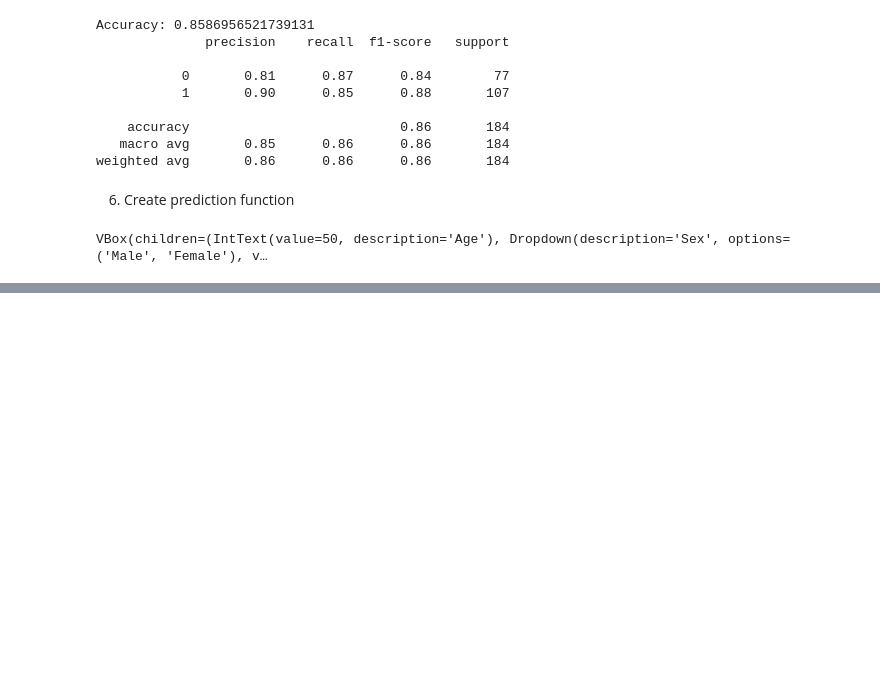
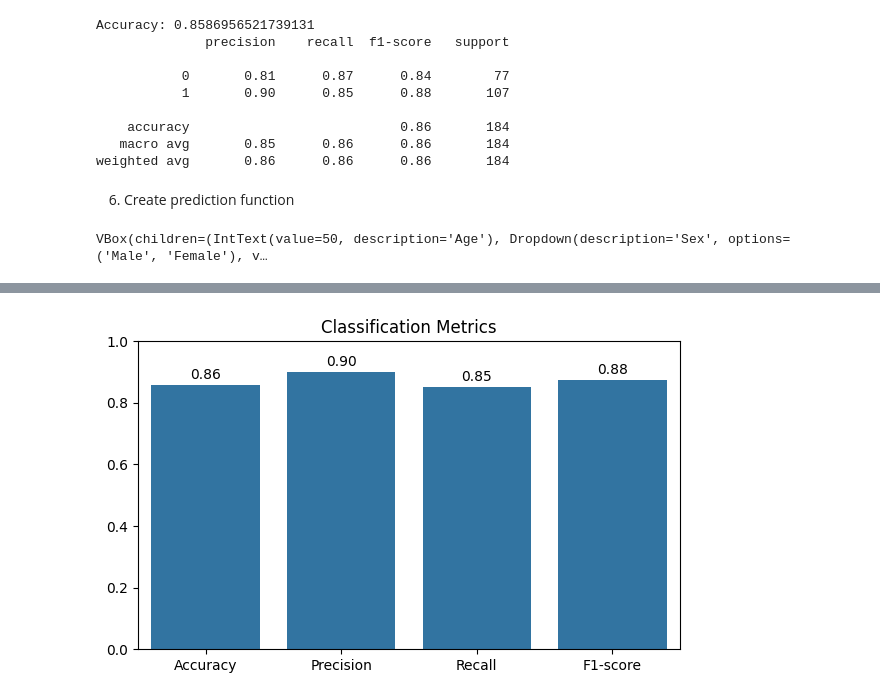
Before and after one commit to zb-analyzt/Heart-Failure-Prediction-Model, a Jupyter notebook: notebooks/modelTraining.ipynb, the cells around one changed output, grey strips where cells are left out. Drawn from its saved outputs; the diff is of its cells as text; code cells hidden in the pictures; blank space fills up the shorter version.

```diff
--- a/notebooks/modelTraining.ipynb
+++ b/notebooks/modelTraining.ipynb
@@ -149,0 +192,22 @@ VBox(children=(IntText(value=50, description='Age'), Dropdown(description='Sex',
+# %%
+import matplotlib.pyplot as plt
+import seaborn as sns
+from sklearn.metrics import (confusion_matrix, precision_score, recall_score, f1_score, roc_curve, roc_auc_score, precision_recall_curve, log_loss)
+
+# Predicted probabilities for ROC/PR and log loss
+y_prob = model.predict_proba(X_test)[:, 1]
+
+# Basic scalar metrics
+acc = accuracy_score(y_test, y_pred)
+prec = precision_score(y_test, y_pred)
+rec = recall_score(y_test, y_pred)
+f1 = f1_score(y_test, y_pred)
+ll = log_loss(y_test, y_prob)
+
+print(f'Accuracy: {acc:.4f}')
+print(f'Precision: {prec:.4f}')
+print(f'Recall: {rec:.4f}')
+print(f'F1-score: {f1:.4f}')
+print(f'Log Loss: {ll:.4f}')
+
+print(classification_report(y_test, y_pred))
@@ -149,0 +239,12 @@ VBox(children=(IntText(value=50, description='Age'), Dropdown(description='Sex',
+# %%
+# Bar chart for key metrics
+metrics = {'Accuracy': acc, 'Precision': prec, 'Recall': rec, 'F1-score': f1}
+plt.figure(figsize=(7,4))
+sns.barplot(x=list(metrics.keys()), y=list(metrics.values()))
+plt.ylim(0,1)
+plt.title('Classification Metrics')
+for i,v in enumerate(metrics.values()):
+    plt.text(i, v + 0.02, f'{v:.2f}', ha='center')
+plt.show()
+# %% [output]
+[figure, added]
```
Also changed, not shown: parts of 5 cells of this notebook.
